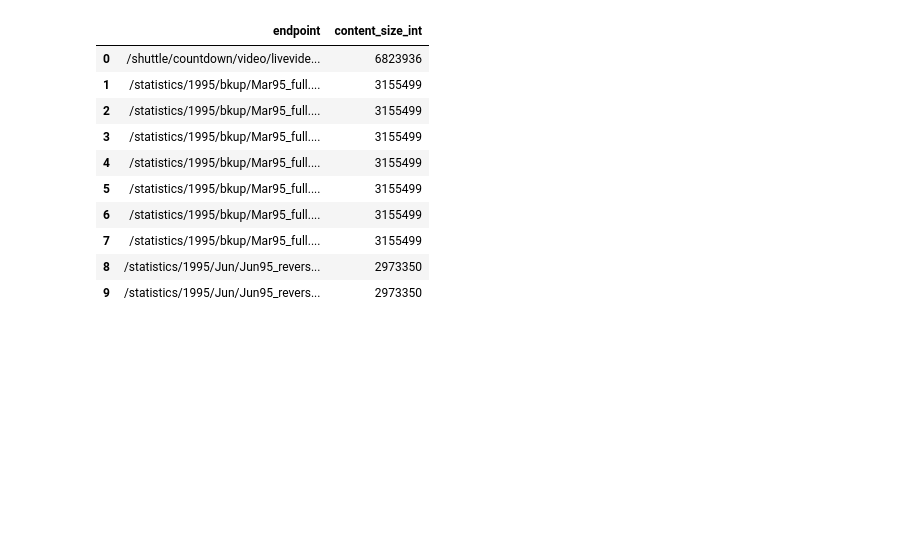
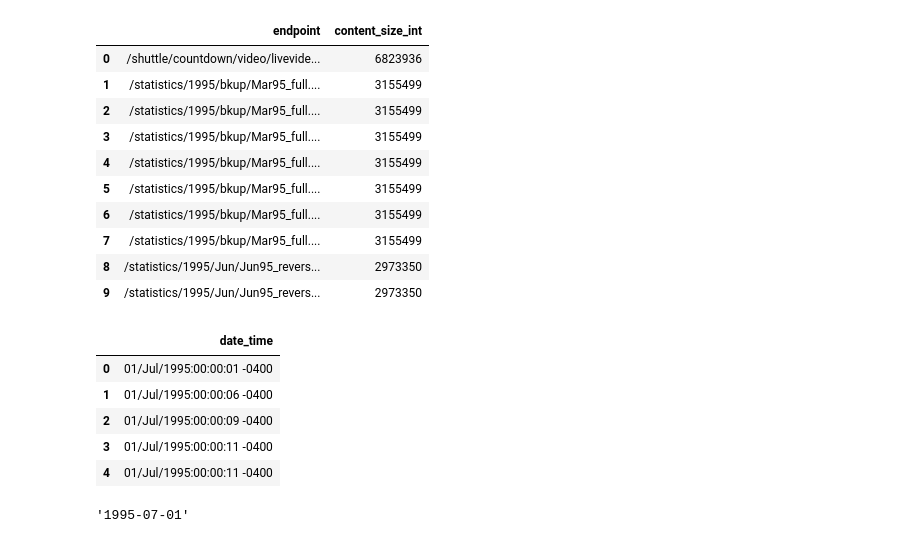
Before and after one commit to kennycontreras/Jupyter-Notebooks, a Jupyter notebook: SchemaOnReadPractice.ipynb, the cells around one changed output. Drawn from its saved outputs; the diff is of its cells as text; code cells hidden in the pictures; blank space fills up the shorter version.

```diff
--- a/SchemaOnReadPractice.ipynb
+++ b/SchemaOnReadPractice.ipynb
@@ -266,3 +266,12 @@ order by content_size_int desc
 | 7 | /statistics/1995/bkup/Mar95_full.... | 3155499 |
 | 8 | /statistics/1995/Jun/Jun95_revers... | 2973350 |
 | 9 | /statistics/1995/Jun/Jun95_revers... | 2973350 |
+# %%
+dfCleanTyped.select(['date_time']).limit(5).toPandas()
+# %% [output]
+|  | date_time |
+| 0 | 01/Jul/1995:00:00:01 -0400 |
+| 1 | 01/Jul/1995:00:00:06 -0400 |
+| 2 | 01/Jul/1995:00:00:09 -0400 |
+| 3 | 01/Jul/1995:00:00:11 -0400 |
+| 4 | 01/Jul/1995:00:00:11 -0400 |
@@ -268,0 +282,4 @@ order by content_size_int desc
+# %%
+date_converted.strftime('%Y-%m-%d')
+# %% [output]
+'1995-07-01'
```
Also changed, not shown: parts of 7 cells of this notebook.
